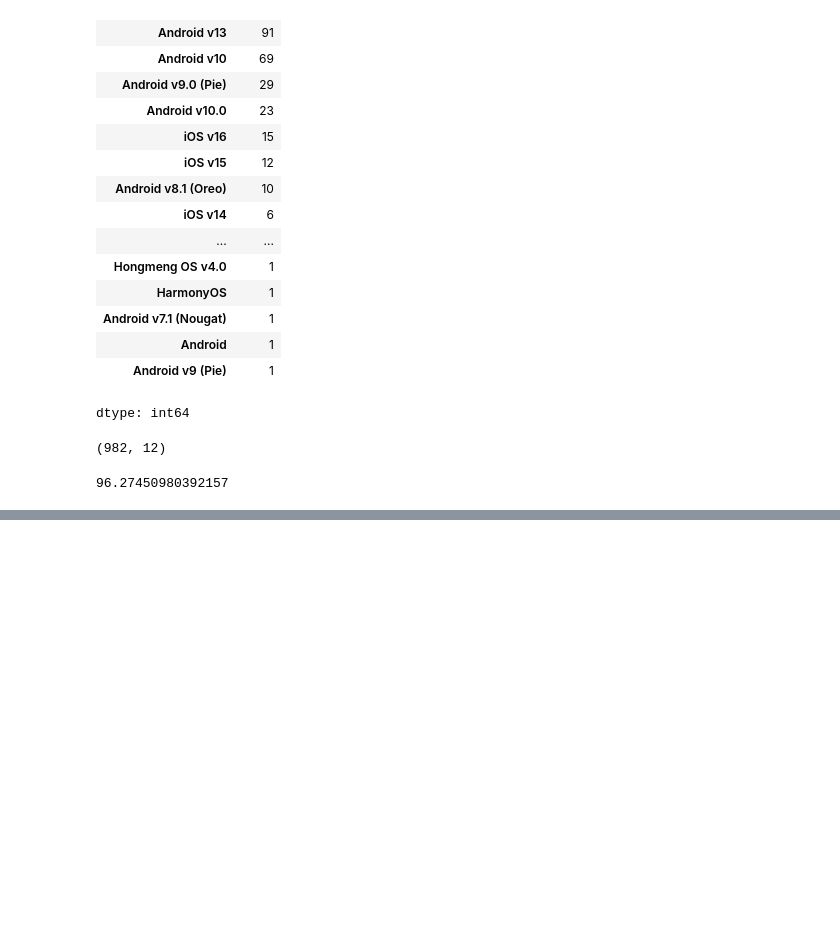
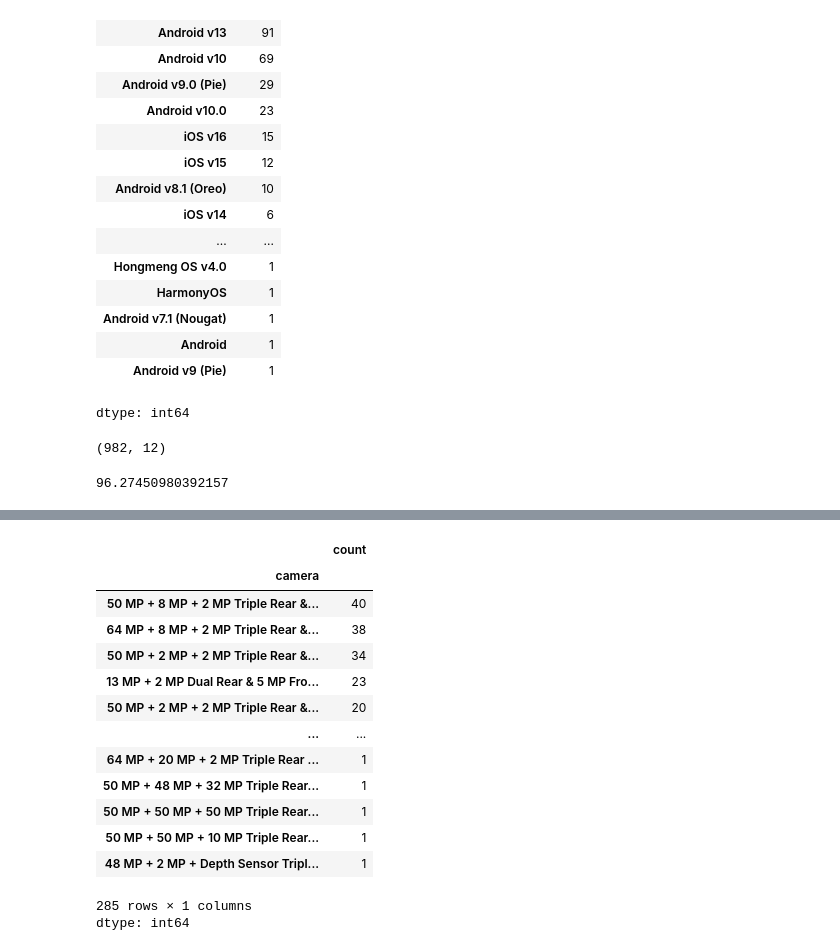
Before and after one commit to Muhammad-Waleed-Source/Data-Analysis-Process, a Jupyter notebook: Data Cleaning/1-Data-Cleaning.ipynb, the cells around one changed output, grey strips where cells are left out. Drawn from its saved outputs; the diff is of its cells as text; code cells hidden in the pictures; blank space fills up the shorter version.

```diff
--- a/Data Cleaning/1-Data-Cleaning.ipynb
+++ b/Data Cleaning/1-Data-Cleaning.ipynb
@@ -868,0 +893,18 @@ df1.shape
+# %%
+df1['camera'].value_counts()
+# %% [output]
+|  | count |
+| camera |  |
+| 50 MP + 8 MP + 2 MP Triple Rear &... | 40 |
+| 64 MP + 8 MP + 2 MP Triple Rear &... | 38 |
+| 50 MP + 2 MP + 2 MP Triple Rear &... | 34 |
+| 13 MP + 2 MP Dual Rear & 5 MP Fro... | 23 |
+| 50 MP + 2 MP + 2 MP Triple Rear &... | 20 |
+| ... | ... |
+| 64 MP + 20 MP + 2 MP Triple Rear ... | 1 |
+| 50 MP + 48 MP + 32 MP Triple Rear... | 1 |
+| 50 MP + 50 MP + 50 MP Triple Rear... | 1 |
+| 50 MP + 50 MP + 10 MP Triple Rear... | 1 |
+| 48 MP + 2 MP + Depth Sensor Tripl... | 1 |
+285 rows × 1 columns
+dtype: int64
```
Also changed, not shown: parts of 2 cells of this notebook.
